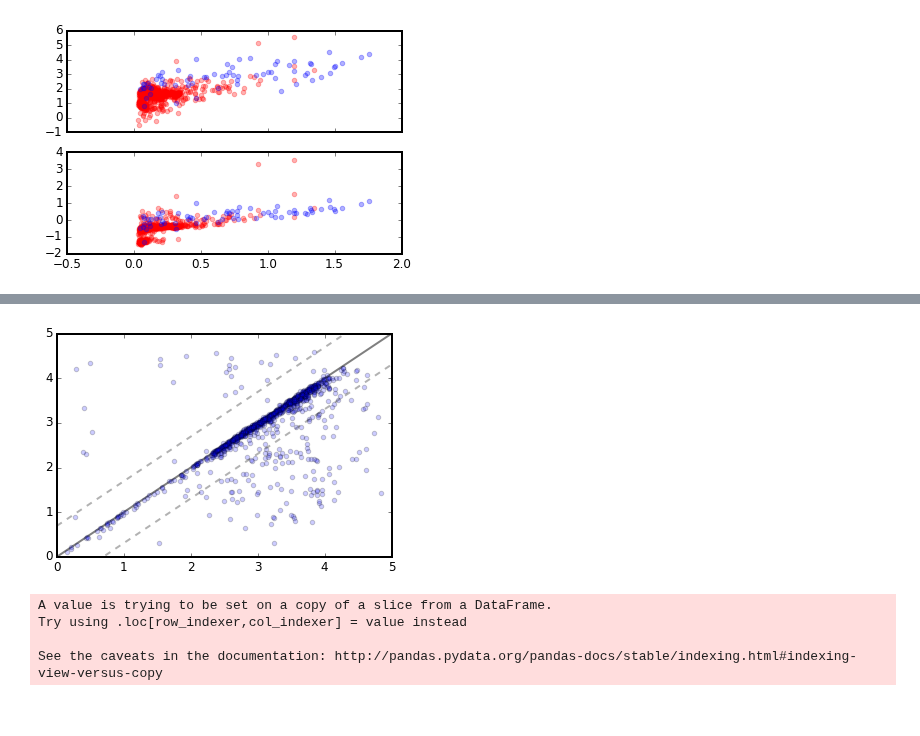
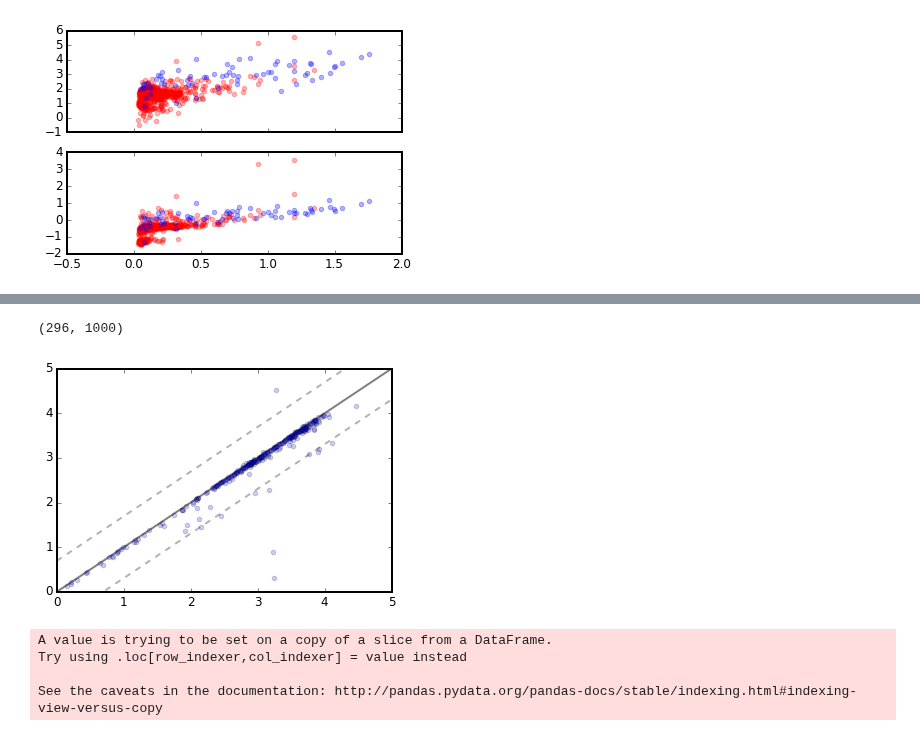
Before and after one commit to RuthAngus/GProtation, a Jupyter notebook: notebooks_tdm/summary.ipynb, the cells around one changed output, grey strips where cells are left out. Saved outputs shown, nothing was run; the diff lists cells and outputs as text; code cells hidden in the pictures.

```diff
--- a/notebooks_tdm/summary.ipynb
+++ b/notebooks_tdm/summary.ipynb
@@ -106,28 +122,30 @@ print('{} good, {} bad'.format(len(good5), len(nogood5)))
 # %%
 %matplotlib inline
 import matplotlib.pyplot as plt
 import mpld3
 from mpld3 import plugins
 mpld3.enable_notebook()
 
 # q = 'tau > 0.5*prot and DELTA_OMEGA==0'
-# q = 'DELTA_OMEGA==0'
-q = 'DELTA_OMEGA > -1'
+# q = 'DELTA_OMEGA==0' # & quality > 50'
+q = 'quality > 400 & height > 0.4'
 
 fig, ax = plt.subplots(1,1)
 points = ax.scatter(np.log(df_acf.query(q)['P_MEAN']), np.log(df_acf.query(q).prot),
                     alpha=0.2)
 ax.plot(range(6), range(6), 'k', lw=2, alpha=0.5, zorder=0)
 ax.plot(range(6), np.arange(6) + np.log(2), ls='--', c='k', alpha=0.3)
 ax.plot(range(6), np.arange(6) - np.log(2), ls='--', c='k', alpha=0.3)
 ax.set_xlim((0,5))
 ax.set_ylim((0,5))
 tooltip = plugins.PointLabelTooltip(points, labels=['{}: {:.2f} ({:.2f})'.format(i, df_acf.ix[i, 'P_MEAN'],
                                                                                  df_acf.ix[i, 'prot'])
                                                     for i in df_acf.query(q).index])
 plugins.connect(fig, tooltip)
+print(len(df_acf.query(q)), len(df_acf))
 # %% [output]
+(296, 1000)
-[figure, old version]
+[figure, new version]
 # %%
 # Features: pmax, prot, height, tau, quality
 from sklearn.ensemble import RandomForestClassifier
```
Also changed, not shown: parts of 7 cells of this notebook, 4 other files.
